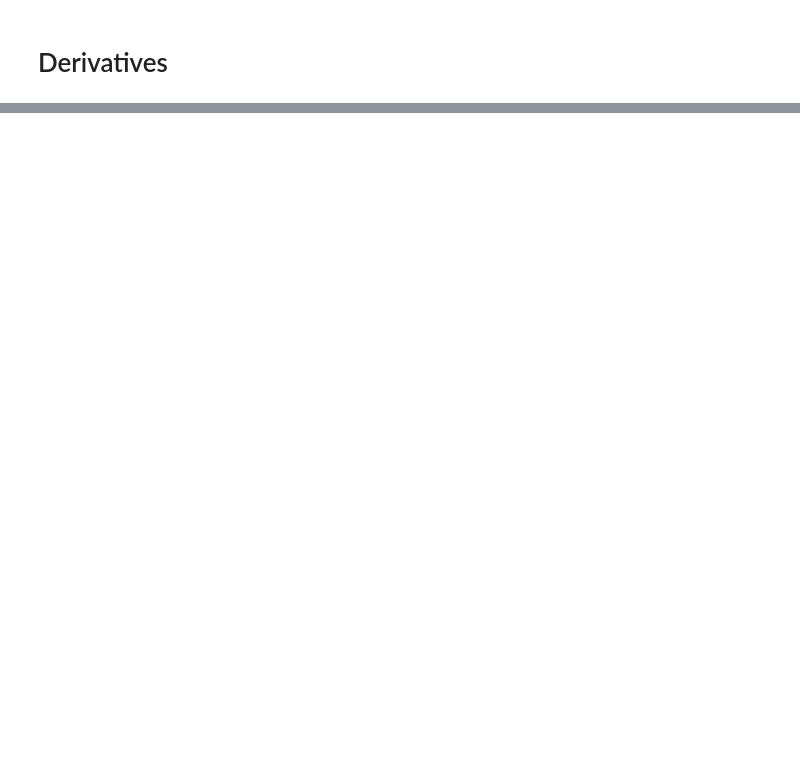
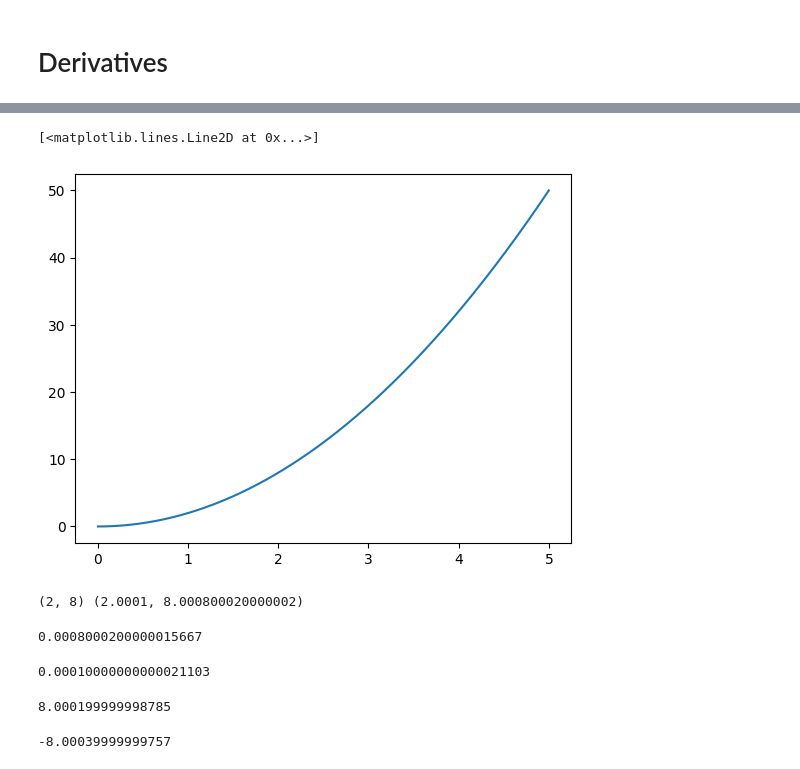
Before and after one commit to VQTss/neuron-network-from-scratch, a Jupyter notebook: notebooks/chapter7.ipynb, the cells around one changed output, grey strips where cells are left out. Cells and saved outputs as stored; diff of their text form; code cells hidden in the pictures; blank space fills up the shorter version.

```diff
--- a/notebooks/chapter7.ipynb
+++ b/notebooks/chapter7.ipynb
@@ -25,0 +83,6 @@ plt.show()
+# %%
+plt.plot(x,y)
+# plt.show()
+# %% [output]
+[<matplotlib.lines.Line2D at 0x...>]
+[figure, added]
@@ -25,0 +94,18 @@ plt.show()
+# %%
+y1 = f(x1)
+y2 = f(x2)
+print((x1, y1), (x2, y2))
+# %% [output]
+(2, 8) (2.0001, 8.000800020000002)
+# %%
+y2-y1
+# %% [output]
+0.0008000200000015667
+# %%
+x2-x1
+# %% [output]
+0.00010000000000021103
+# %%
+(y2-y1)/(x2-x1)
+# %% [output]
+8.000199999998785
@@ -25,0 +116,4 @@ plt.show()
+# %%
+b
+# %% [output]
+-8.00039999999757
```
Also changed, not shown: parts of 30 cells of this notebook, 2 other files.
